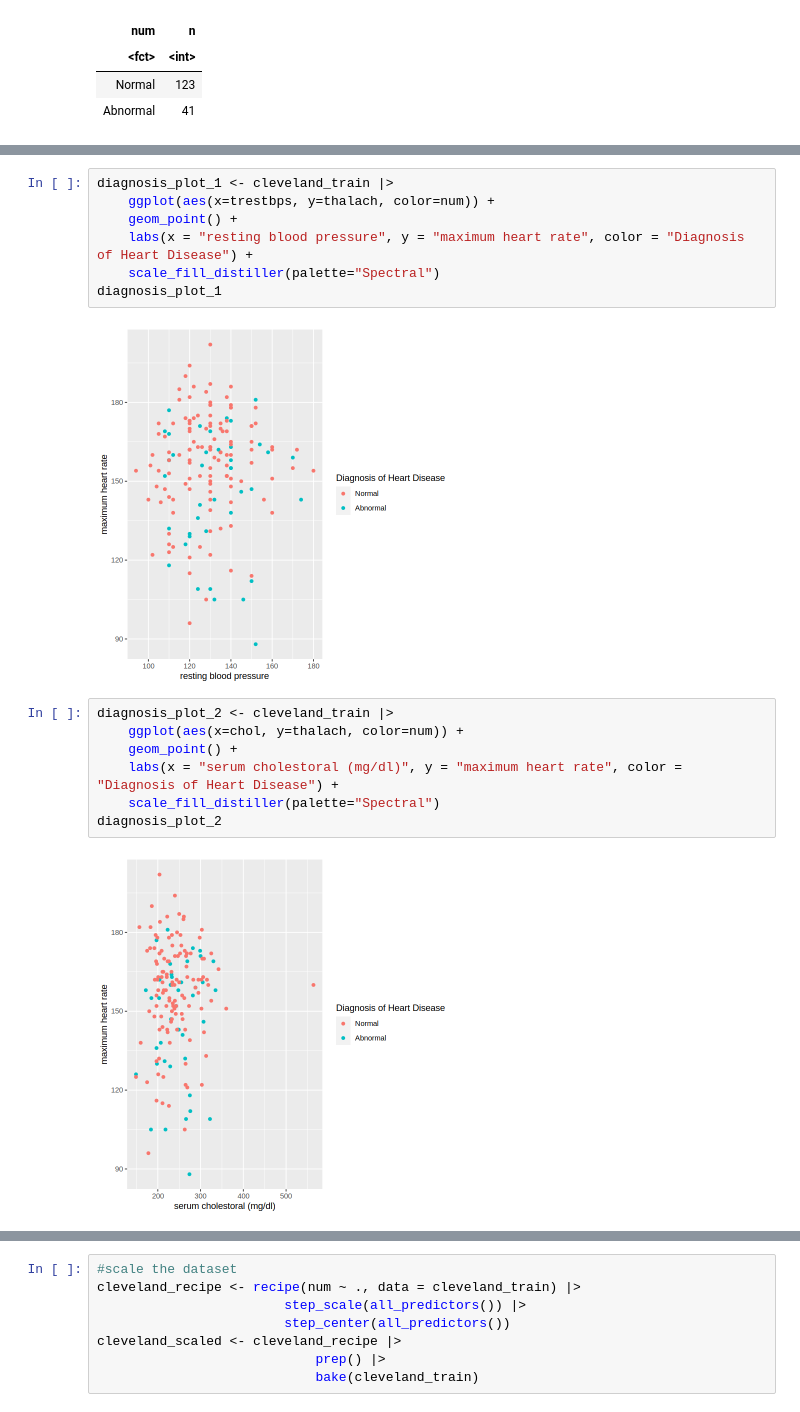
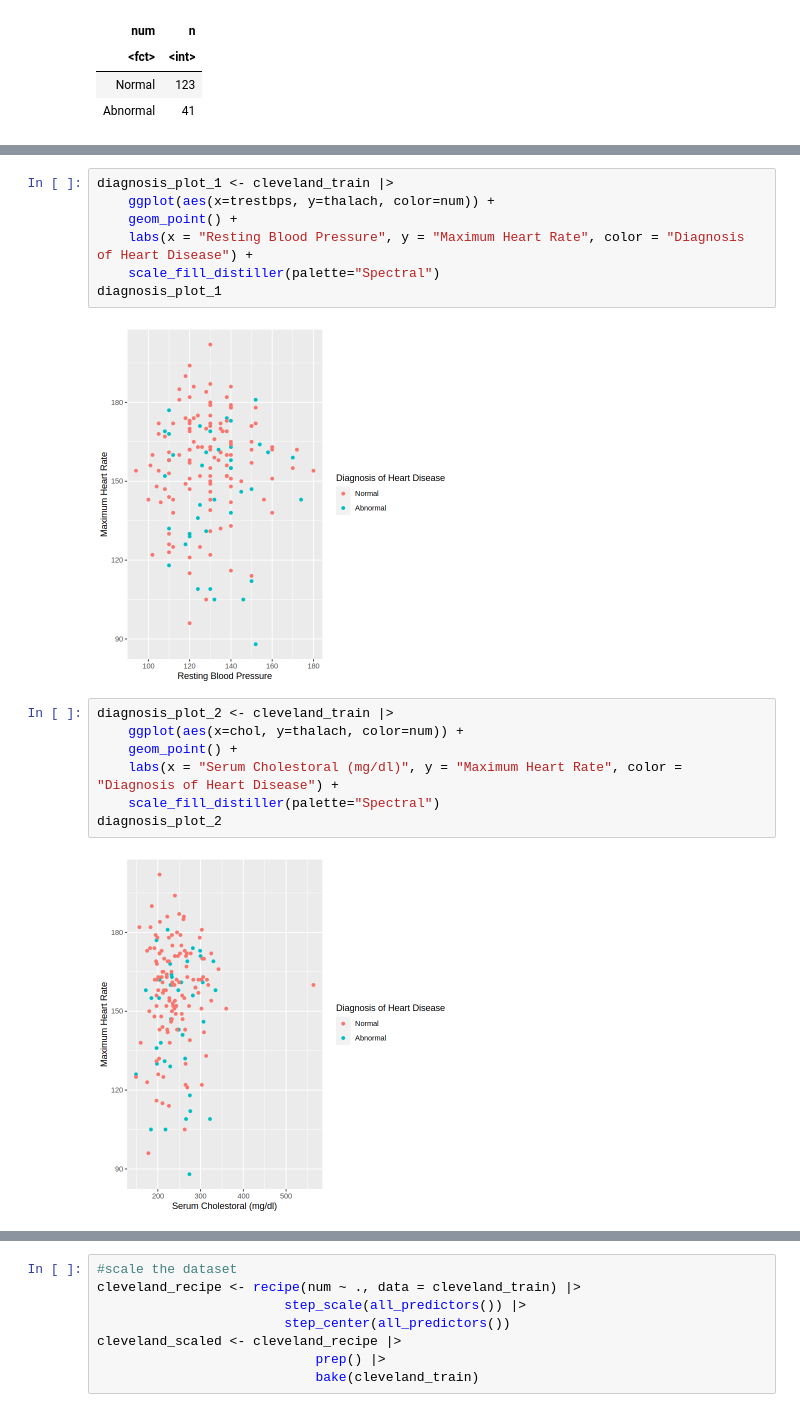
Before and after one commit to TimWei12/Group_25_project, a Jupyter notebook: Project proposal.ipynb, the cells around one changed output, grey strips where cells are left out. Cells and saved outputs as stored; diff of their text form.

```diff
--- a/Project proposal.ipynb
+++ b/Project proposal.ipynb
@@ -179,21 +181,21 @@ box_plot_oldpeak
 # %%
 diagnosis_plot_1 <- cleveland_train |>
     ggplot(aes(x=trestbps, y=thalach, color=num)) +
     geom_point() +
-    labs(x = "resting blood pressure", y = "maximum heart rate", color = "Diagnosis of Heart Disease") +
+    labs(x = "Resting Blood Pressure", y = "Maximum Heart Rate", color = "Diagnosis of Heart Disease") +
     scale_fill_distiller(palette="Spectral")
 diagnosis_plot_1
 # %% [output]
-[figure, old version]
+[figure, new version]
 # %%
 diagnosis_plot_2 <- cleveland_train |>
     ggplot(aes(x=chol, y=thalach, color=num)) +
     geom_point() +
-    labs(x = "serum cholestoral (mg/dl)", y = "maximum heart rate", color = "Diagnosis of Heart Disease") +
+    labs(x = "Serum Cholestoral (mg/dl)", y = "Maximum Heart Rate", color = "Diagnosis of Heart Disease") +
     scale_fill_distiller(palette="Spectral")
 diagnosis_plot_2
 # %% [output]
-[figure, old version]
+[figure, new version]
 # %%
 diagnosis_plot_3 <- cleveland_train |>
     ggplot(aes(x=oldpeak, y=thalach, color=num)) +
```
Also changed, not shown: parts of 6 cells of this notebook.
